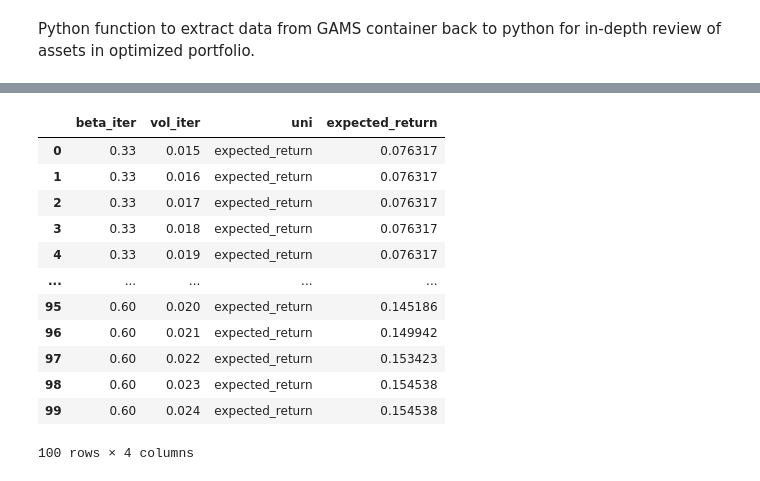
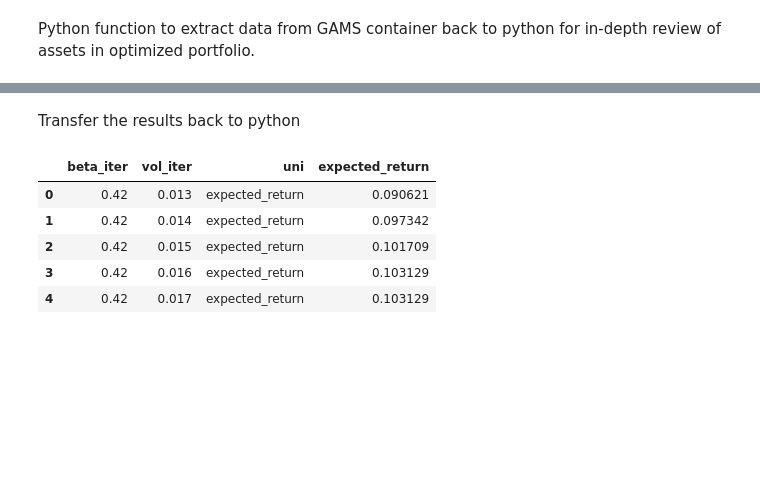
Before and after one commit to hproloff/final_proj_cs524, a Jupyter notebook: extra/project.ipynb, the cells around one changed output, grey strips where cells are left out. Drawn from its saved outputs; the diff is of its cells as text; code cells hidden in the pictures; blank space fills up the shorter version.

```diff
--- a/extra/project.ipynb
+++ b/extra/project.ipynb
@@ -423,6 +426,6 @@ In this portfolio analysis, the
 # %%
-beta_max_range = np.linspace(0.33, .6, 10)
-vol_max_range = np.linspace(0.015, 0.024, 10)
+beta_max_range = np.linspace(0.42, .60, 10)
+vol_max_range = np.linspace(0.013, 0.022, 10)
 
 beta_iter = m.addSet('beta_iter', records=beta_max_range)
 vol_iter = m.addSet('vol_iter', records=vol_max_range)
@@ -476,23 +463,18 @@ results.records
+# %% [markdown]
+Transfer the results back to python
 # %%
 df = results.records
 df.rename(columns={'value': 'expected_return'}, inplace=True)
 
 df['beta_iter'] = pd.to_numeric(df['beta_iter'])
 df['vol_iter'] = pd.to_numeric(df['vol_iter'])
 df['expected_return'] = pd.to_numeric(df['expected_return'])
 
-df
+df.head()
 # %% [output]
 |  | beta_iter | vol_iter | uni | expected_return |
-| 0 | 0.33 | 0.015 | expected_return | 0.076317 |
-| 1 | 0.33 | 0.016 | expected_return | 0.076317 |
-| 2 | 0.33 | 0.017 | expected_return | 0.076317 |
-| 3 | 0.33 | 0.018 | expected_return | 0.076317 |
-| 4 | 0.33 | 0.019 | expected_return | 0.076317 |
-| ... | ... | ... | ... | ... |
-| 95 | 0.60 | 0.020 | expected_return | 0.145186 |
-| 96 | 0.60 | 0.021 | expected_return | 0.149942 |
-| 97 | 0.60 | 0.022 | expected_return | 0.153423 |
-| 98 | 0.60 | 0.023 | expected_return | 0.154538 |
-| 99 | 0.60 | 0.024 | expected_return | 0.154538 |
+| 0 | 0.42 | 0.013 | expected_return | 0.090621 |
+| 1 | 0.42 | 0.014 | expected_return | 0.097342 |
+| 2 | 0.42 | 0.015 | expected_return | 0.101709 |
+| 3 | 0.42 | 0.016 | expected_return | 0.103129 |
+| 4 | 0.42 | 0.017 | expected_return | 0.103129 |
-100 rows × 4 columns
```
Also changed, not shown: parts of 35 cells of this notebook.
